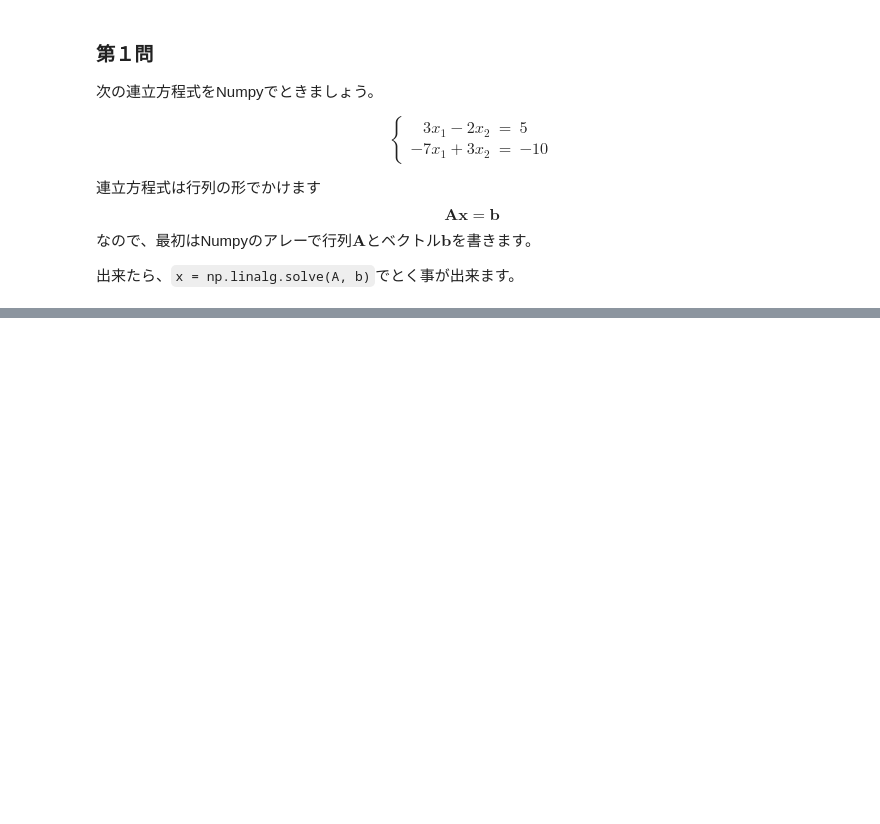
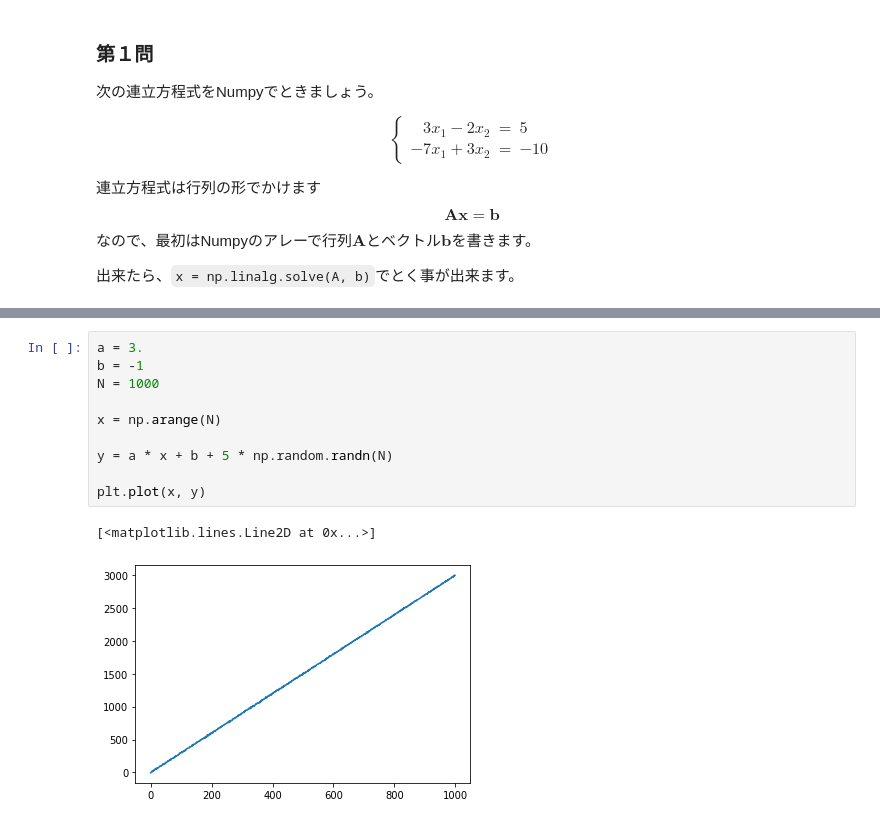
Before and after one commit to onolab-tmu/audio-processing-100-knocks, a Jupyter notebook: lesson4.ipynb, the cells around one changed output, grey strips where cells are left out. Drawn from its saved outputs; the diff is of its cells as text; blank space fills up the shorter version.

```diff
--- a/lesson4.ipynb
+++ b/lesson4.ipynb
@@ -123,0 +149,13 @@ print(x)
+# %%
+a = 3.
+b = -1
+N = 1000
+
+x = np.arange(N)
+
+y = a * x + b + 5 * np.random.randn(N)
+
+plt.plot(x, y)
+# %% [output]
+[<matplotlib.lines.Line2D at 0x...>]
+[figure, added]
```
Also changed, not shown: parts of 9 cells of this notebook.
